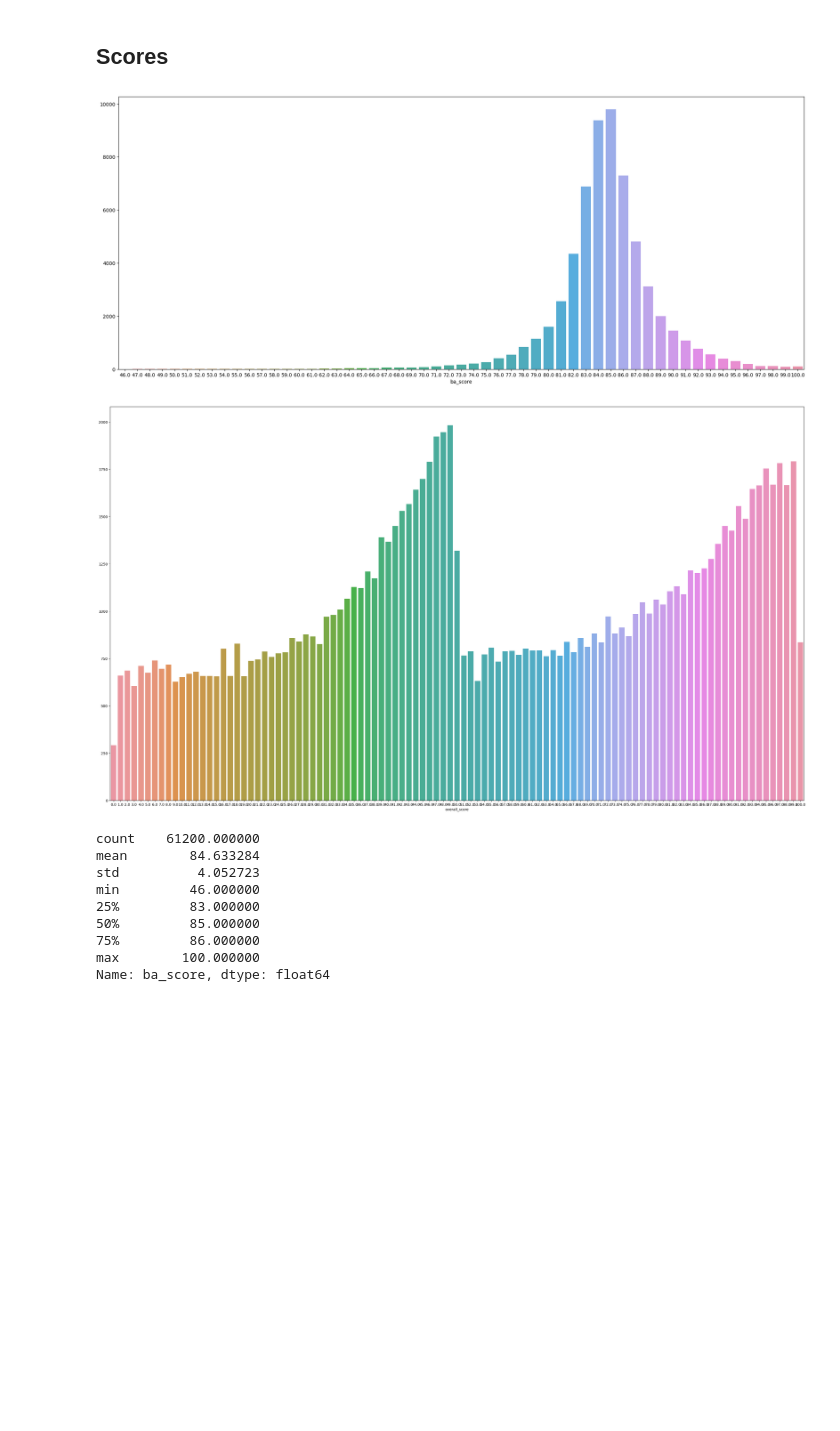
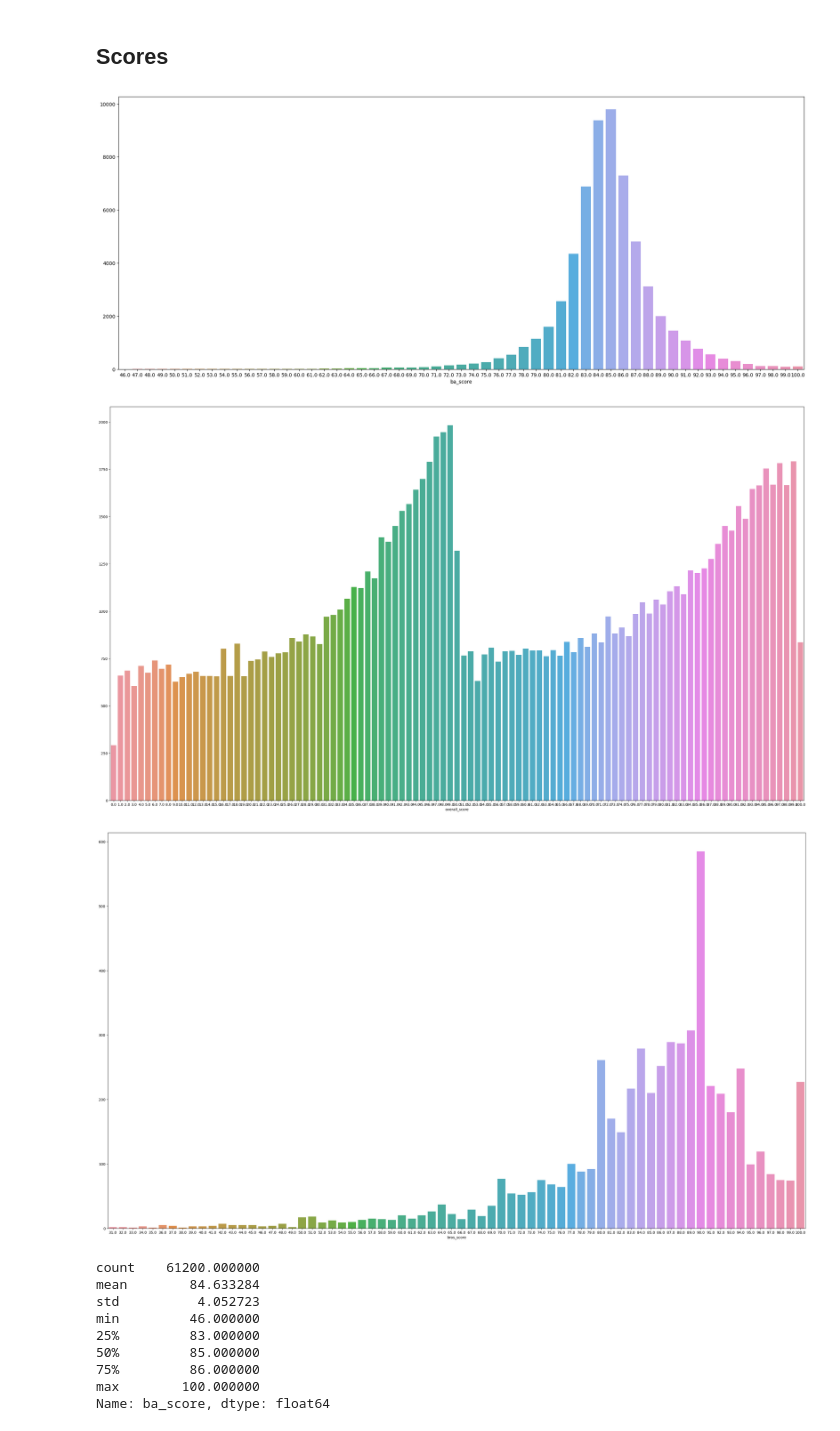
Before and after one commit to epfl-ada/ada-2023-project-dondada, a Jupyter notebook: MilestoneP2.ipynb, the cells around one changed output. Saved outputs shown, nothing was run; the diff lists cells and outputs as text; code cells hidden in the pictures; blank space fills up the shorter version.

Commit message:
nettoyage et encore des graphs

```diff
--- a/MilestoneP2.ipynb
+++ b/MilestoneP2.ipynb
@@ -532,18 +392,24 @@ Name: count, dtype: int64
 # %%
 ba_score_count = beers_ba_f['ba_score'].value_counts()
 rb_score_count = beers_rb_f['overall_score'].value_counts()
+bros_score_count = beers_ba_f['bros_score'].value_counts()
 
 plt.figure(figsize=(25, 10))
 ax1 = sns.barplot(x=ba_score_count.index, y=ba_score_count.values)
 
 plt.figure(figsize=(35, 20))
 ax2 = sns.barplot(x=rb_score_count.index, y=rb_score_count.values)
 
+plt.figure(figsize=(35, 20))
+ax3 = sns.barplot(x=bros_score_count.index, y=bros_score_count.values)
+
 # ba_score peut être approximé par une gaussienne
 # score de rb bcp plus diffus
+# bros score plus éparpillé, peut être plus accurate que ba_score
 # %% [output]
 [figure]
 [figure]
+[figure, added]
 # %%
 beers_ba_f['ba_score'].describe()
 # %% [output]
```
Also changed, not shown: parts of 34 cells of this notebook.
